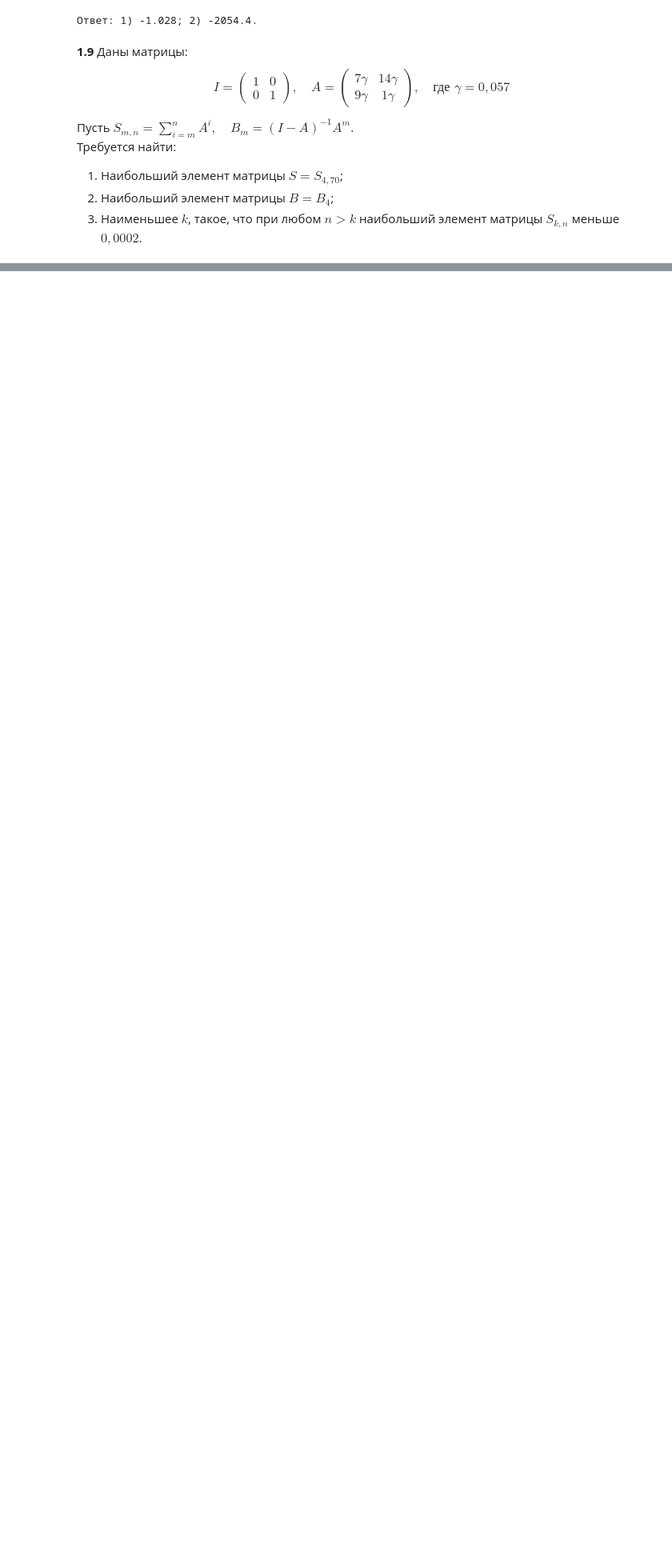
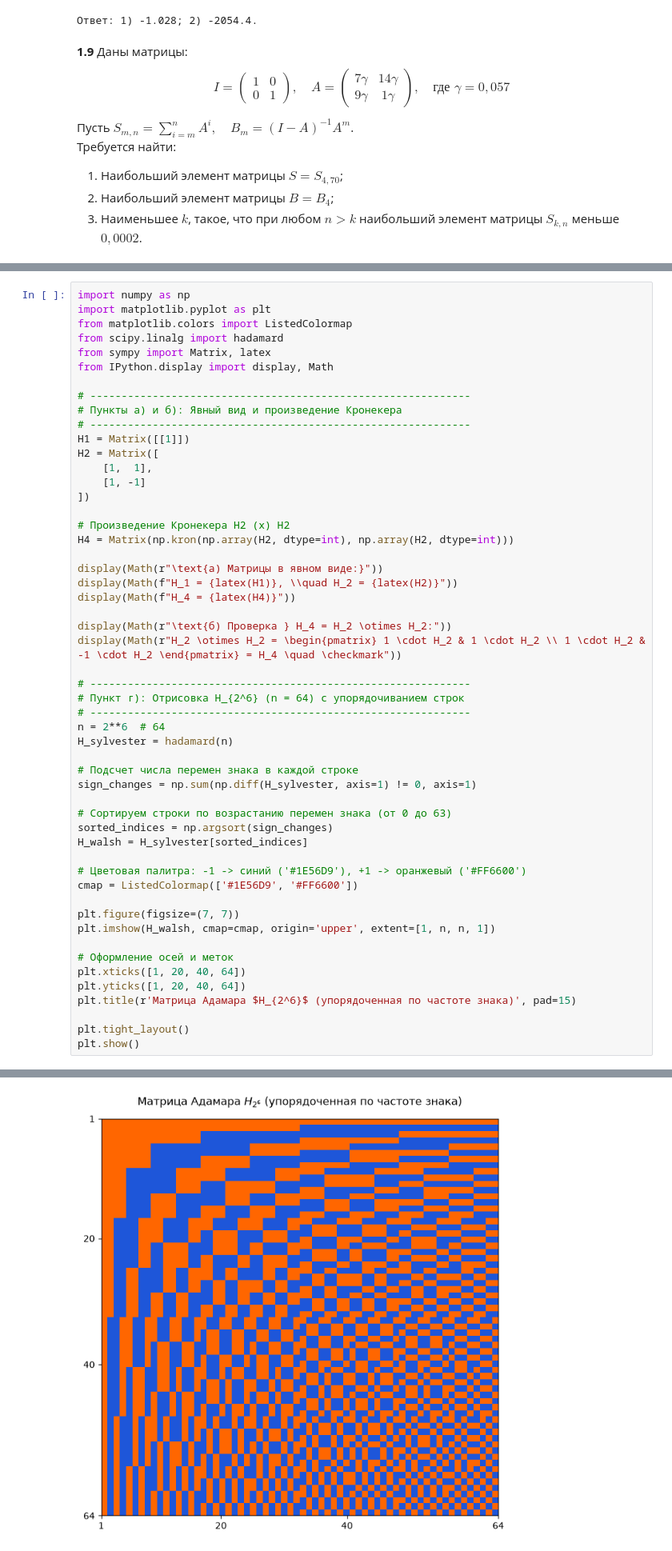
Before and after one commit to NEKITCHEL228/matematika_dlya_progi, a Jupyter notebook: 1_kr.ipynb, the cells around one changed output, grey strips where cells are left out. Shown at 80% size. Cells and saved outputs as stored; diff of their text form; blank space fills up the shorter version.

```diff
--- a/1_kr.ipynb
+++ b/1_kr.ipynb
@@ -480,0 +578,54 @@ print(f"Ответ: 1) {ans1:.6f}; 2) {ans2:.6f}; 3) {ans3}.")
+# %%
+import numpy as np
+import matplotlib.pyplot as plt
+from matplotlib.colors import ListedColormap
+from scipy.linalg import hadamard
+from sympy import Matrix, latex
+from IPython.display import display, Math
+
+# -------------------------------------------------------------
+# Пункты а) и б): Явный вид и произведение Кронекера
+# -------------------------------------------------------------
+H1 = Matrix([[1]])
+H2 = Matrix([
+    [1,  1],
+    [1, -1]
+])
+
+# Произведение Кронекера H2 (x) H2
+H4 = Matrix(np.kron(np.array(H2, dtype=int), np.array(H2, dtype=int)))
+
+display(Math(r"\text{а) Матрицы в явном виде:}"))
+display(Math(f"H_1 = {latex(H1)}, \\quad H_2 = {latex(H2)}"))
+display(Math(f"H_4 = {latex(H4)}"))
+
+display(Math(r"\text{б) Проверка } H_4 = H_2 \otimes H_2:"))
+display(Math(r"H_2 \otimes H_2 = \begin{pmatrix} 1 \cdot H_2 & 1 \cdot H_2 \\ 1 \cdot H_2 & -1 \cdot H_2 \end{pmatrix} = H_4 \quad \checkmark"))
+
+# -------------------------------------------------------------
+# Пункт г): Отрисовка H_{2^6} (n = 64) с упорядочиванием строк
+# -------------------------------------------------------------
+n = 2**6  # 64
+H_sylvester = hadamard(n)
+
+# Подсчет числа перемен знака в каждой строке
+sign_changes = np.sum(np.diff(H_sylvester, axis=1) != 0, axis=1)
+
+# Сортируем строки по возрастанию перемен знака (от 0 до 63)
+sorted_indices = np.argsort(sign_changes)
+H_walsh = H_sylvester[sorted_indices]
+
+# Цветовая палитра: -1 -> синий ('#1E56D9'), +1 -> оранжевый ('#FF6600')
+cmap = ListedColormap(['#1E56D9', '#FF6600'])
+
+plt.figure(figsize=(7, 7))
+plt.imshow(H_walsh, cmap=cmap, origin='upper', extent=[1, n, n, 1])
+
+# Оформление осей и меток
+plt.xticks([1, 20, 40, 64])
+plt.yticks([1, 20, 40, 64])
+plt.title(r'Матрица Адамара $H_{2^6}$ (упорядоченная по частоте знака)', pad=15)
+
+plt.tight_layout()
+plt.show()
+# %% [output]
@@ -480,0 +637 @@ print(f"Ответ: 1) {ans1:.6f}; 2) {ans2:.6f}; 3) {ans3}.")
+[figure, added]
```
Also changed, not shown: parts of 26 cells of this notebook, 3 other files.
